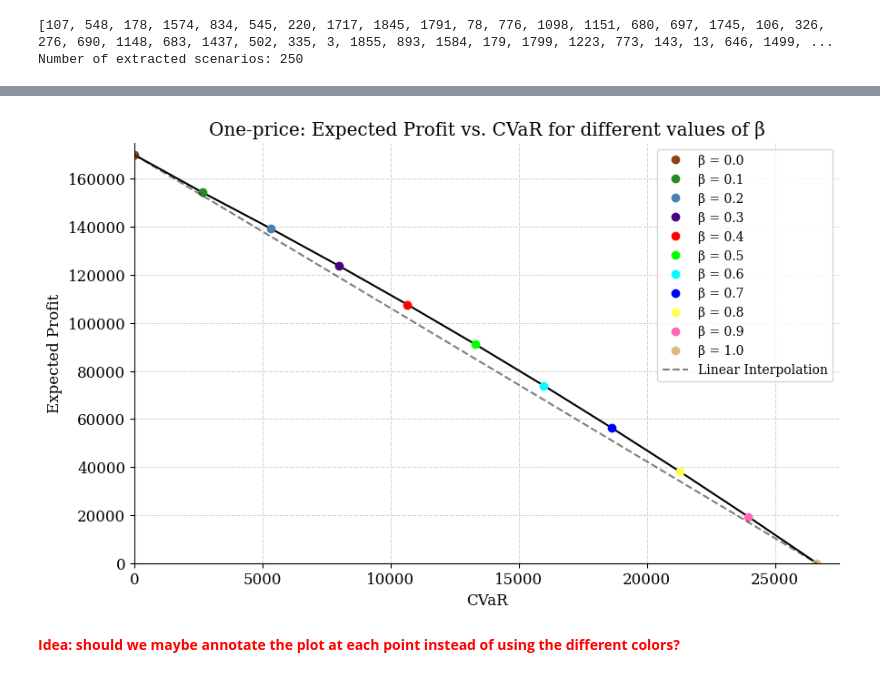
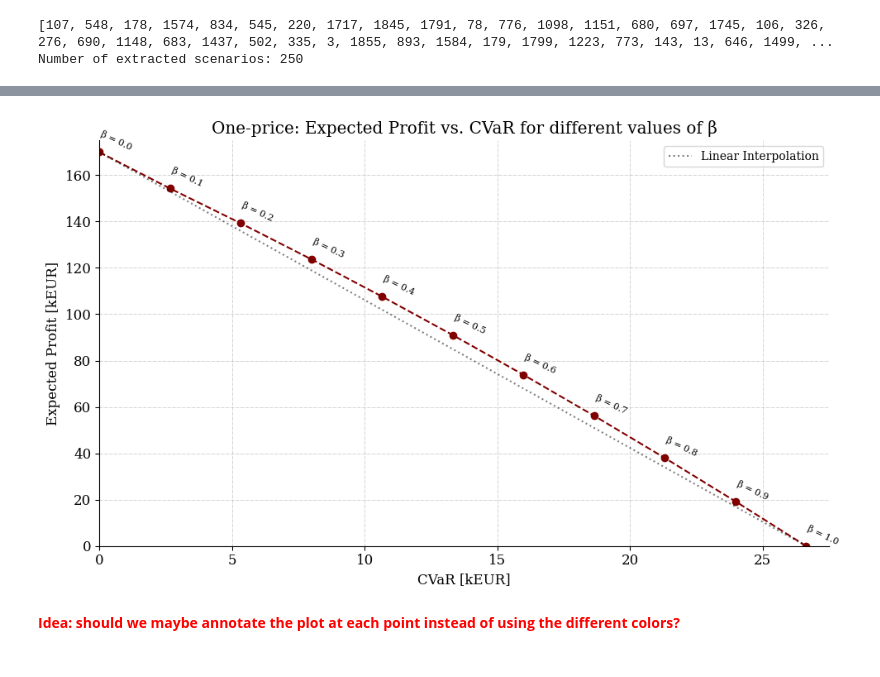
Before and after one commit to Hvid1999/46755, a Jupyter notebook: Assignment 2/task_1c.ipynb, the cells around one changed output, grey strips where cells are left out. Saved outputs shown, nothing was run; the diff lists cells and outputs as text; code cells hidden in the pictures.

Commit message:
Updated and exportet figures for 1c

```diff
--- a/Assignment 2/task_1c.ipynb
+++ b/Assignment 2/task_1c.ipynb
@@ -201,37 +197,42 @@ Hour 23 | Bid: 200.00 MW | Average Profit: 4908.74 EUR
 Sum of average profits: 145820.40 EUR
 -----------------------------------------------
 # %%
-plt_colors = ['saddlebrown', 'forestgreen', 'steelblue', 'indigo', 'red', 'lime', 'aqua', 'blue', '#ffff54', 'hotpink', 'burlywood']
-
 plt.figure(figsize=(10, 6))
 
 expected_values = []
 cvars = []
 
 for beta in betas:
     expected_values.append(results_per_beta_op[beta]['Adjusted Expected Profit'])
     cvars.append(results_per_beta_op[beta]['CVaR'])
 
-plt.plot(cvars, expected_values, linestyle='-', color='black')
+plt.plot(np.array(cvars) / 1e3, np.array(expected_values) / 1e3, linestyle='--', marker='o', color='maroon')
 
-for k in range(len(betas)): plt.plot(cvars[k], expected_values[k], marker='o', linestyle='', label='\u03B2 = %.1f' % betas[k], color=plt_colors[k])
+#add text next to each marker specifying the value of beta
+for k in range(len(betas)):
+    plt.text(cvars[k] / 1e3, expected_values[k] / 1e3, '\u03B2 = %.1f' % betas[k], fontsize=8,
+             verticalalignment='bottom', horizontalalignment='left', rotation=-25)
 
 #Check that line is not linear
-checkline1 = np.linspace(expected_values[0], expected_values[-1], 10)
-checkline2 = np.linspace(cvars[0], cvars[-1], 10)
+checkline1 = np.linspace(expected_values[0], expected_values[-1], 10) / 1e3
+checkline2 = np.linspace(cvars[0], cvars[-1], 10) / 1e3
 
-plt.plot(checkline2, checkline1, linestyle='--', color='black', label='Linear Interpolation', alpha=0.5)
-plt.ylim(0, 175000)
-plt.xlim(0, 27500)
+plt.plot(checkline2, checkline1, linestyle=':', color='black', label='Linear Interpolation', alpha=0.5)
+plt.ylim(0, 175)
+plt.xlim(0, 27.5)
 
 plt.title('One-price: Expected Profit vs. CVaR for different values of \u03B2')
-plt.xlabel('CVaR')
-plt.ylabel('Expected Profit')
+plt.xlabel('CVaR [kEUR]')
+plt.ylabel('Expected Profit [kEUR]')
 plt.grid(True)
 plt.legend(fontsize=10)
+
+plt.tight_layout()
+
+plt.savefig('Figures/One-price_Expected_Profit_vs_CVaR.png', dpi=300)
 plt.show()
 # %% [output]
-[figure, old version]
+[figure, new version]
 # %% [markdown]
 <span style="color: red;">**Idea: should we maybe annotate the plot at each point instead of using the different colors?**</span>
 # %%
```
Also changed, not shown: parts of 4 cells of this notebook, 2 other files.
